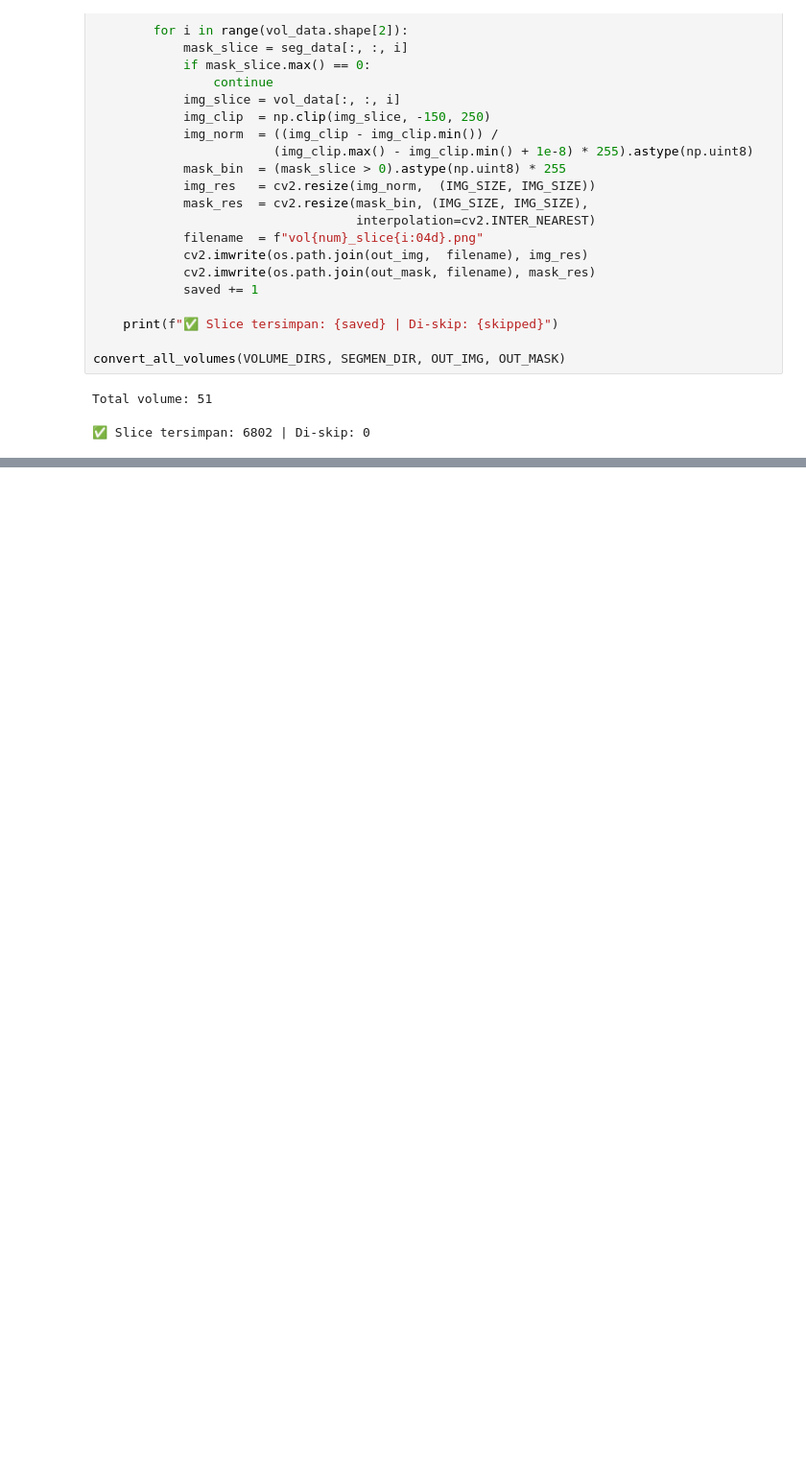
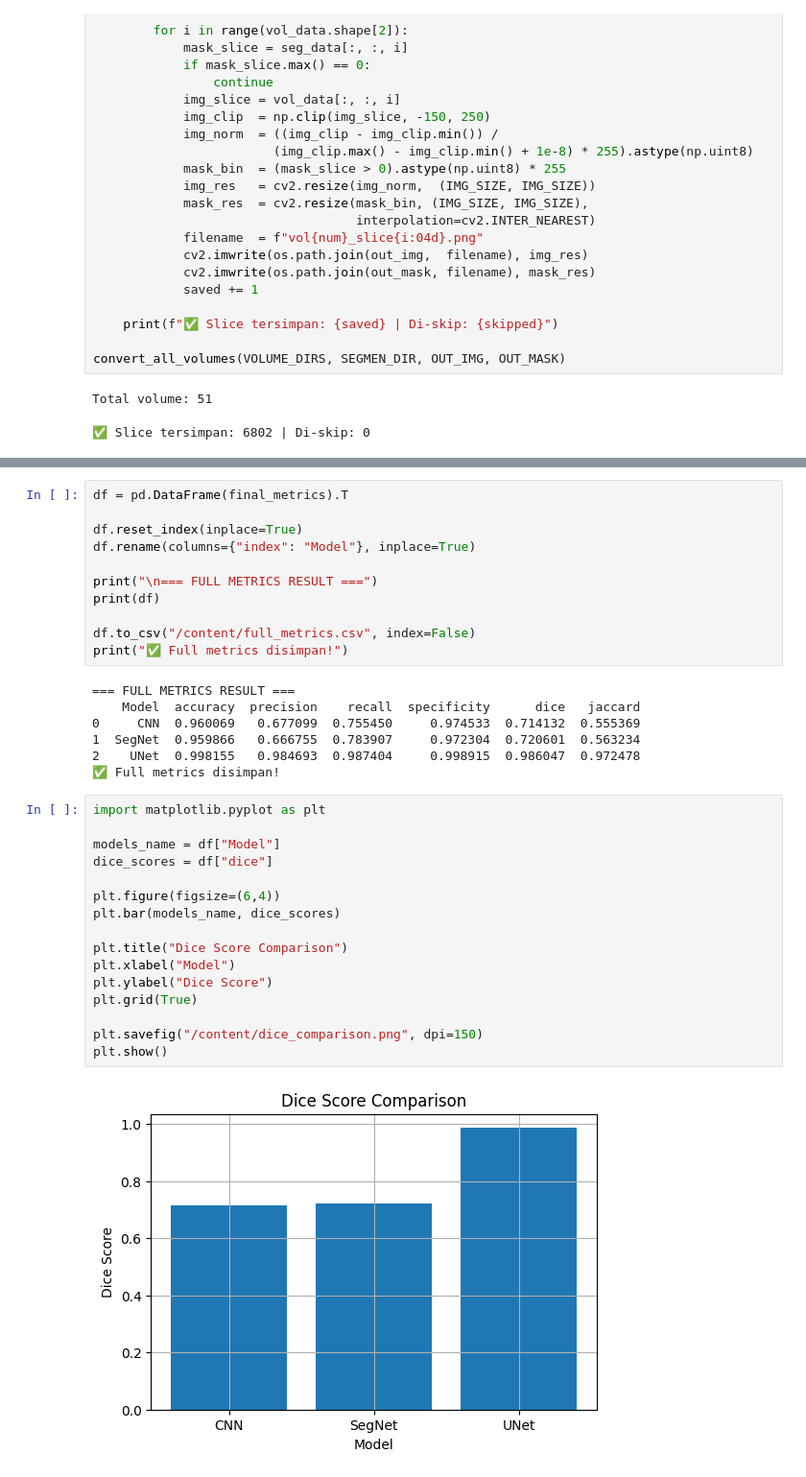
Before and after one commit to ercenttannius123/Liver-Tumor-Detection, a Jupyter notebook: Liver Tumor Segmentation.ipynb, the cells around one changed output, grey strips where cells are left out. Shown at 96% size. Cells and saved outputs as stored; diff of their text form; blank space fills up the shorter version.

```diff
--- a/Liver Tumor Segmentation.ipynb
+++ b/Liver Tumor Segmentation.ipynb
@@ -604,0 +553,36 @@ print("✅ Semua file ter-download!")
+# %%
+df = pd.DataFrame(final_metrics).T
+
+df.reset_index(inplace=True)
+df.rename(columns={"index": "Model"}, inplace=True)
+
+print("\n=== FULL METRICS RESULT ===")
+print(df)
+
+df.to_csv("/content/full_metrics.csv", index=False)
+print("✅ Full metrics disimpan!")
+# %% [output]
+=== FULL METRICS RESULT ===
+    Model  accuracy  precision    recall  specificity      dice   jaccard
+0     CNN  0.960069   0.677099  0.755450     0.974533  0.714132  0.555369
+1  SegNet  0.959866   0.666755  0.783907     0.972304  0.720601  0.563234
+2    UNet  0.998155   0.984693  0.987404     0.998915  0.986047  0.972478
+✅ Full metrics disimpan!
+# %%
+import matplotlib.pyplot as plt
+
+models_name = df["Model"]
+dice_scores = df["dice"]
+
+plt.figure(figsize=(6,4))
+plt.bar(models_name, dice_scores)
+
+plt.title("Dice Score Comparison")
+plt.xlabel("Model")
+plt.ylabel("Dice Score")
+plt.grid(True)
+
+plt.savefig("/content/dice_comparison.png", dpi=150)
+plt.show()
+# %% [output]
+[figure, added]
```
Also changed, not shown: parts of 12 cells of this notebook.
